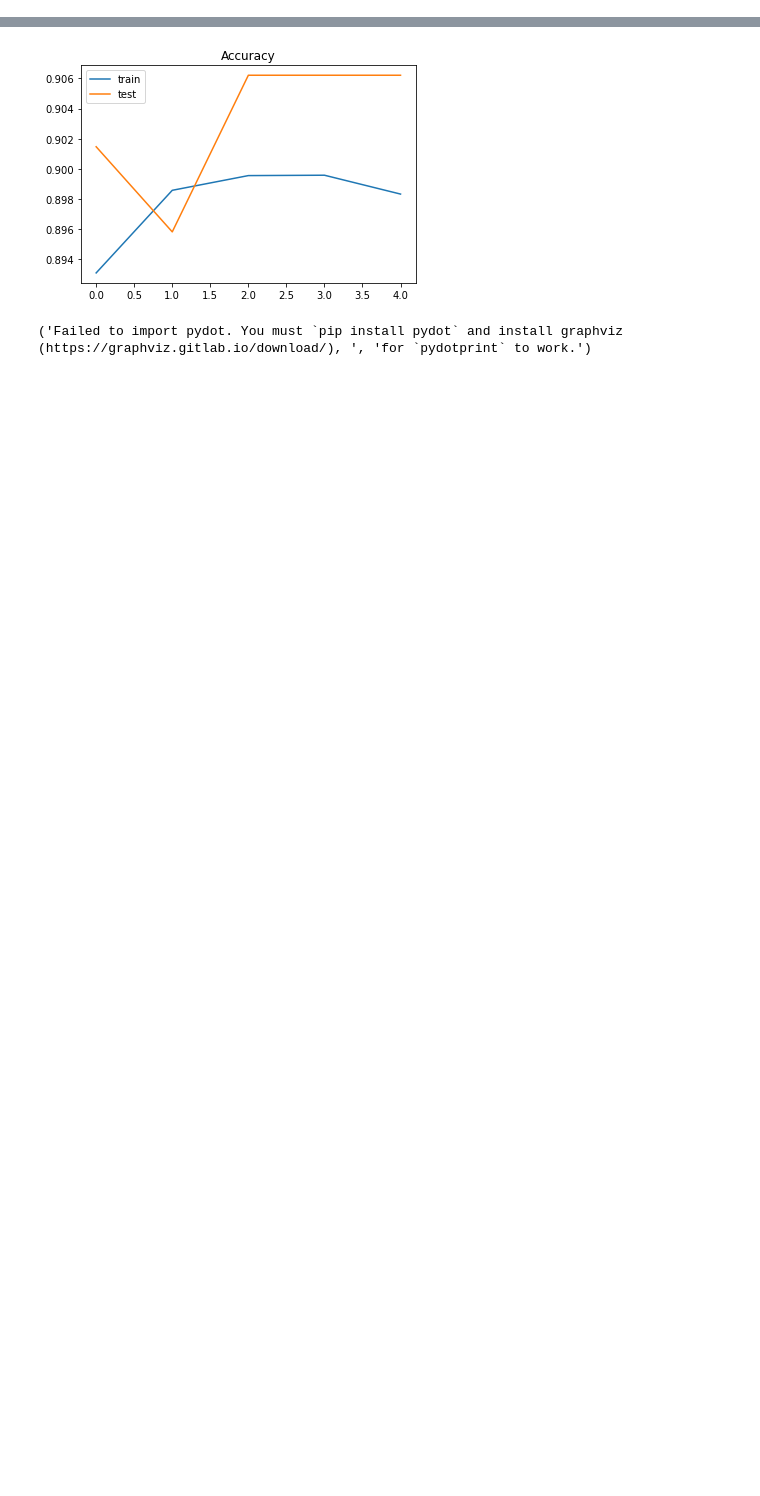
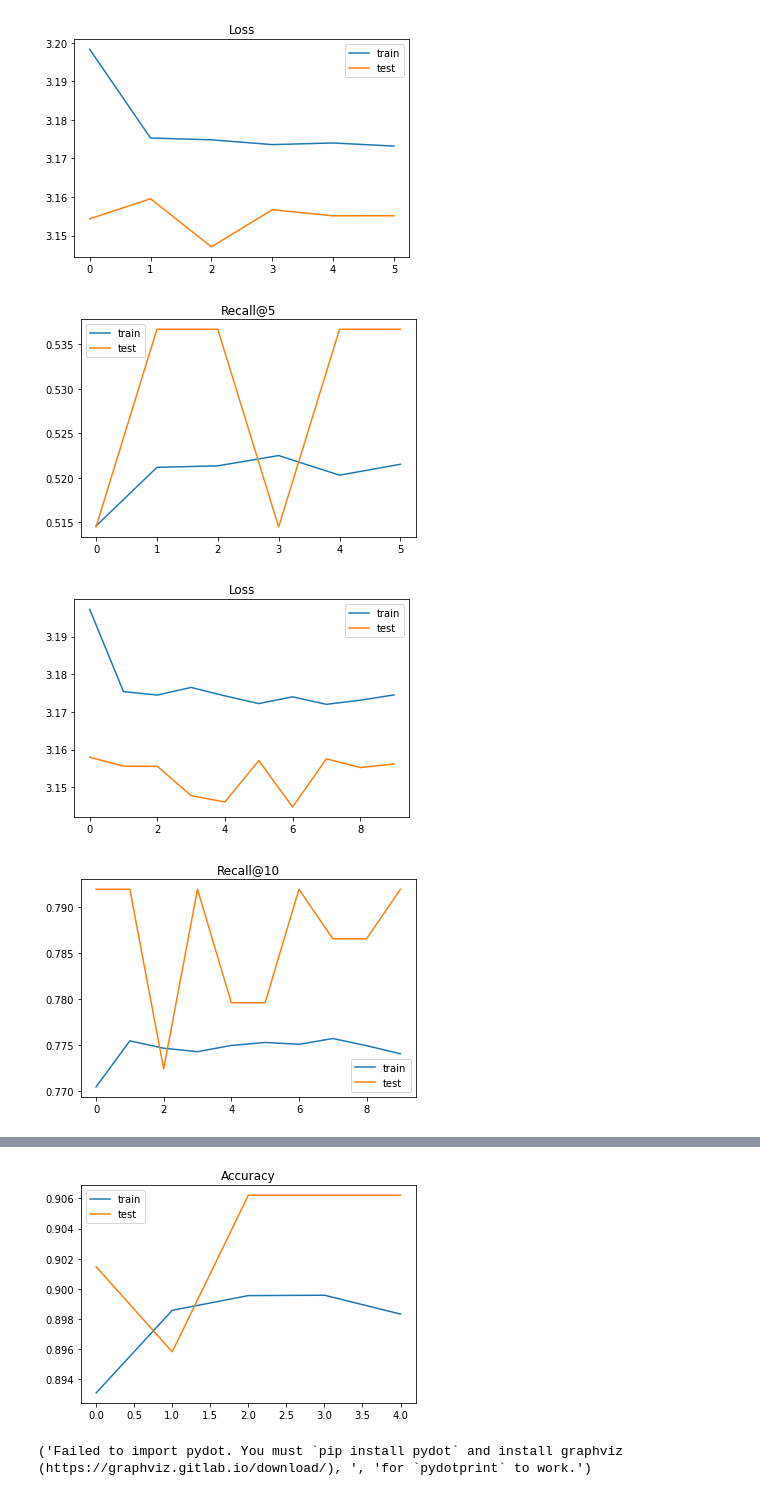
Before and after one commit to a22106/NLP-with-Python, a Jupyter notebook: LSTM_NLP_Classification_hadoop.ipynb, the cells around one changed output, grey strips where cells are left out. Saved outputs shown, nothing was run; the diff lists cells and outputs as text; code cells hidden in the pictures; blank space fills up the shorter version.

```diff
--- a/LSTM_NLP_Classification_hadoop.ipynb
+++ b/LSTM_NLP_Classification_hadoop.ipynb
@@ -340,0 +645,41 @@ for topk in list(range(5, 16, 5)):
+# %%
+plt.title('Loss')
+plt.plot(word_hist6[0].history['loss'], label='train')
+plt.plot(word_hist6[0].history['val_loss'], label='test')
+plt.legend()
+plt.show();
+
+plt.title('Recall@5')
+plt.plot(word_hist6[0].history['recall_15'], label='train')
+plt.plot(word_hist6[0].history['val_recall_15'], label='test')
+plt.legend()
+plt.show();
+
+plt.title('Loss')
+plt.plot(word_hist6[1].history['loss'], label='train')
+plt.plot(word_hist6[1].history['val_loss'], label='test')
+plt.legend()
+plt.show();
+
+plt.title('Recall@10')
+plt.plot(word_hist6[1].history['recall_16'], label='train')
+plt.plot(word_hist6[1].history['val_recall_16'], label='test')
+plt.legend()
+plt.show();
+
+plt.title('Loss')
+plt.plot(word_hist6[2].history['loss'], label='train')
+plt.plot(word_hist6[2].history['val_loss'], label='test')
+plt.legend()
+plt.show();
+
+plt.title('Recall@15')
+plt.plot(word_hist6[2].history['recall_17'], label='train')
+plt.plot(word_hist6[2].history['val_recall_17'], label='test')
+plt.legend()
+plt.show();
+# %% [output]
+[figure, added]
+[figure, added]
+[figure, added]
+[figure, added]
```
Also changed, not shown: parts of 19 cells of this notebook, 21 other files.
